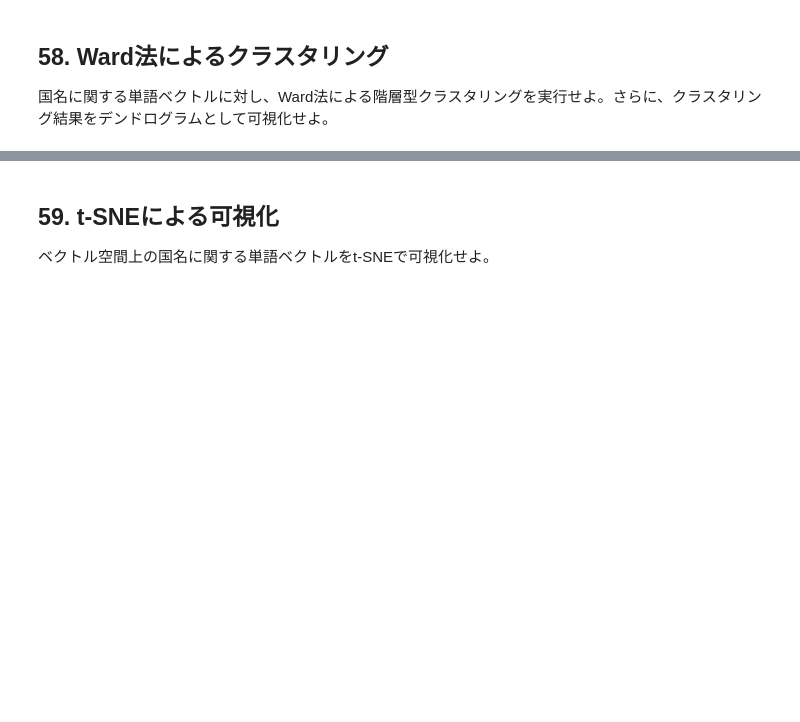
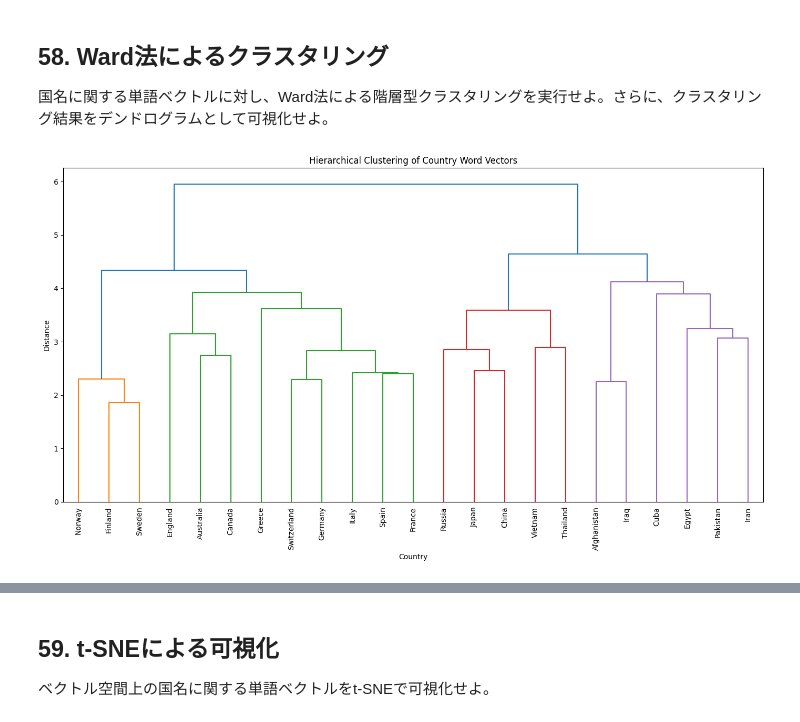
Before and after one commit to TakayaMurakami-2026/2026, a Jupyter notebook: ja/ch06.ipynb, the cells around one changed output, grey strips where cells are left out. Cells and saved outputs as stored; diff of their text form; code cells hidden in the pictures; blank space fills up the shorter version.

```diff
--- a/ja/ch06.ipynb
+++ b/ja/ch06.ipynb
@@ -351,3 +351,68 @@ Egypt
 ## 58. Ward法によるクラスタリング
 
 国名に関する単語ベクトルに対し、Ward法による階層型クラスタリングを実行せよ。さらに、クラスタリング結果をデンドログラムとして可視化せよ。
+# %%
+import numpy as np
+import matplotlib.pyplot as plt
+from scipy.cluster.hierarchy import linkage, dendrogram, fcluster
+
+countries = set()
+
+with open("questions-words.txt", encoding="utf-8") as f:
+    use_section = False
+
+    for line in f:
+        line = line.strip()
+
+        if line == ": capital-common-countries":
+            use_section = True
+            continue
+
+        if use_section and line.startswith(":"):
+            break
+
+        if use_section:
+            words = line.split()
+
+            # [首都 国 首都 国]
+            countries.add(words[1])
+            countries.add(words[3])
+
+country_names = []
+country_vectors = []
+
+for country in countries:
+    if country in wv.key_to_index:
+        country_names.append(country)
+        country_vectors.append(wv[country])
+
+country_vectors = np.array(country_vectors)
+
+# Ward法による階層型クラスタリング
+Z = linkage(country_vectors, method="ward")
+
+# デンドログラムの描画
+plt.figure(figsize=(14, 8))
+dendrogram(
+    Z,
+    labels=country_names,
+    leaf_rotation=90,
+    leaf_font_size=10
+)
+
+plt.title("Hierarchical Clustering of Country Word Vectors")
+plt.xlabel("Country")
+plt.ylabel("Distance")
+plt.tight_layout()
+plt.show()
+
+#5クラスタに分ける場合
+labels = fcluster(Z, t=5, criterion="maxclust")
+
+for i in range(1, 6):
+    print(f"\nクラスタ {i}")
+    for country, label in zip(country_names, labels):
+        if label == i:
+            print(country)
+# %% [output]
+[figure, added]
```
Also changed, not shown: parts of 4 cells of this notebook.
